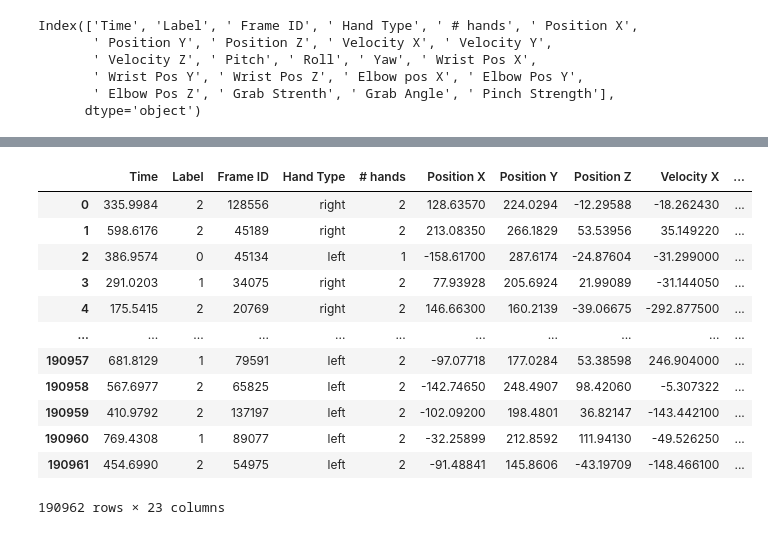
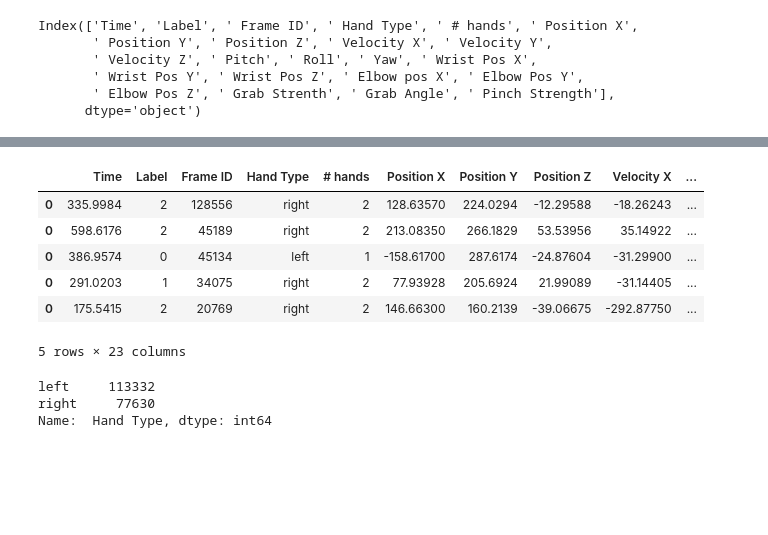
Before and after one commit to GalKoaz/Data-visualization, a Jupyter notebook: Hands.ipynb, the cells around one changed output, grey strips where cells are left out. Cells and saved outputs as stored; diff of their text form; code cells hidden in the pictures; blank space fills up the shorter version.

```diff
--- a/Hands.ipynb
+++ b/Hands.ipynb
@@ -190,13 +183,13 @@ def Makedataframe(CSV):
     for CS in CSV:
         frame = pd.read_csv(CS)
         if str.__contains__(CS,"Alone"):
-            HandR(frame,df)
             frame.insert(loc=1, column='Label', value="0")
         elif str.__contains__(CS,"Sync"):
             frame.insert(loc=1, column='Label', value="1")
         elif str.__contains__(CS,"Spontan"):
             frame.insert(loc=1, column='Label', value="2")
         df=pd.concat([df,frame])
+    df.dropna(inplace = True)
     df.sort_index(inplace=True)
     return df
 # %%
@@ -243,18 +223,18 @@ train.head() , train.shape
 # %%
 train.reset_index(drop=True, inplace = True)
 # %%
-train
+train.head()
 # %% [output]
 |  | Time | Label | Frame ID | Hand Type | # hands | Position X | Position Y | Position Z | Velocity X | ... |
-| 0 | 335.9984 | 2 | 128556 | right | 2 | 128.63570 | 224.0294 | -12.29588 | -18.262430 | ... |
-| 1 | 598.6176 | 2 | 45189 | right | 2 | 213.08350 | 266.1829 | 53.53956 | 35.149220 | ... |
-| 2 | 386.9574 | 0 | 45134 | left | 1 | -158.61700 | 287.6174 | -24.87604 | -31.299000 | ... |
-| 3 | 291.0203 | 1 | 34075 | right | 2 | 77.93928 | 205.6924 | 21.99089 | -31.144050 | ... |
-| 4 | 175.5415 | 2 | 20769 | right | 2 | 146.66300 | 160.2139 | -39.06675 | -292.877500 | ... |
-| ... | ... | ... | ... | ... | ... | ... | ... | ... | ... | ... |
-| 190957 | 681.8129 | 1 | 79591 | left | 2 | -97.07718 | 177.0284 | 53.38598 | 246.904000 | ... |
-| 190958 | 567.6977 | 2 | 65825 | left | 2 | -142.74650 | 248.4907 | 98.42060 | -5.307322 | ... |
-| 190959 | 410.9792 | 2 | 137197 | left | 2 | -102.09200 | 198.4801 | 36.82147 | -143.442100 | ... |
-| 190960 | 769.4308 | 1 | 89077 | left | 2 | -32.25899 | 212.8592 | 111.94130 | -49.526250 | ... |
-| 190961 | 454.6990 | 2 | 54975 | left | 2 | -91.48841 | 145.8606 | -43.19709 | -148.466100 | ... |
+| 0 | 335.9984 | 2 | 128556 | right | 2 | 128.63570 | 224.0294 | -12.29588 | -18.26243 | ... |
+| 0 | 598.6176 | 2 | 45189 | right | 2 | 213.08350 | 266.1829 | 53.53956 | 35.14922 | ... |
+| 0 | 386.9574 | 0 | 45134 | left | 1 | -158.61700 | 287.6174 | -24.87604 | -31.29900 | ... |
+| 0 | 291.0203 | 1 | 34075 | right | 2 | 77.93928 | 205.6924 | 21.99089 | -31.14405 | ... |
+| 0 | 175.5415 | 2 | 20769 | right | 2 | 146.66300 | 160.2139 | -39.06675 | -292.87750 | ... |
-190962 rows × 23 columns
+5 rows × 23 columns
+# %%
+train[' Hand Type'].value_counts()
+# %% [output]
+left     113332
+right     77630
+Name:  Hand Type, dtype: int64
```
Also changed, not shown: parts of 4 cells of this notebook, 1 other file.
